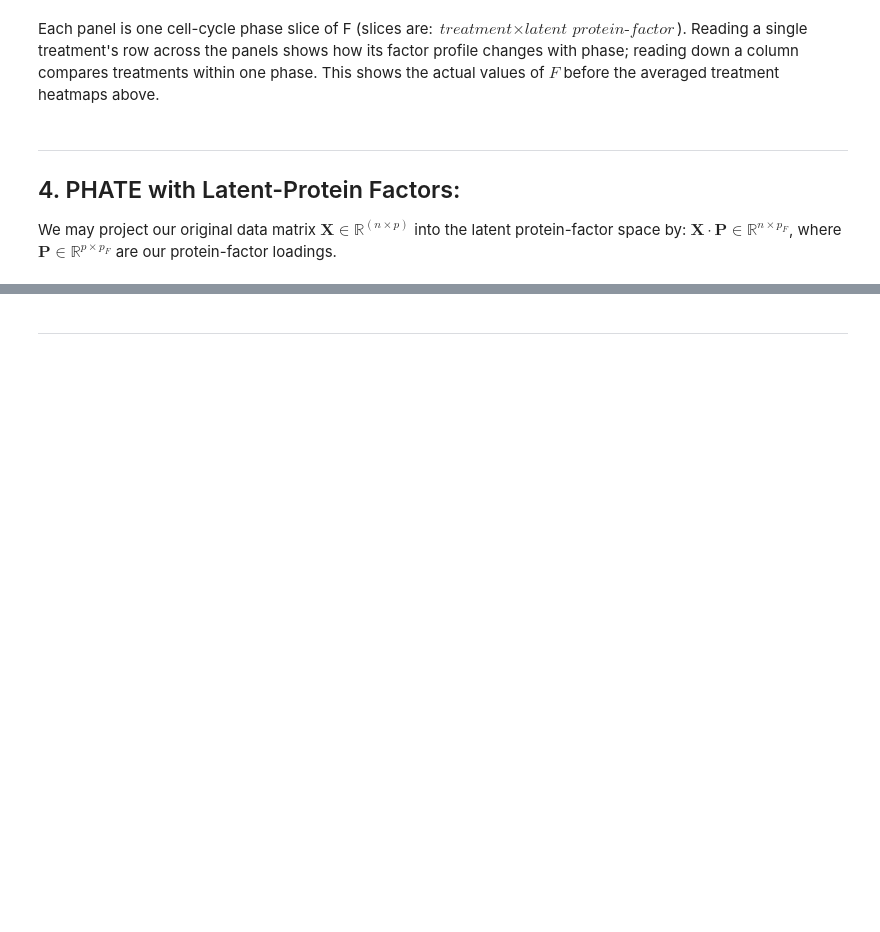
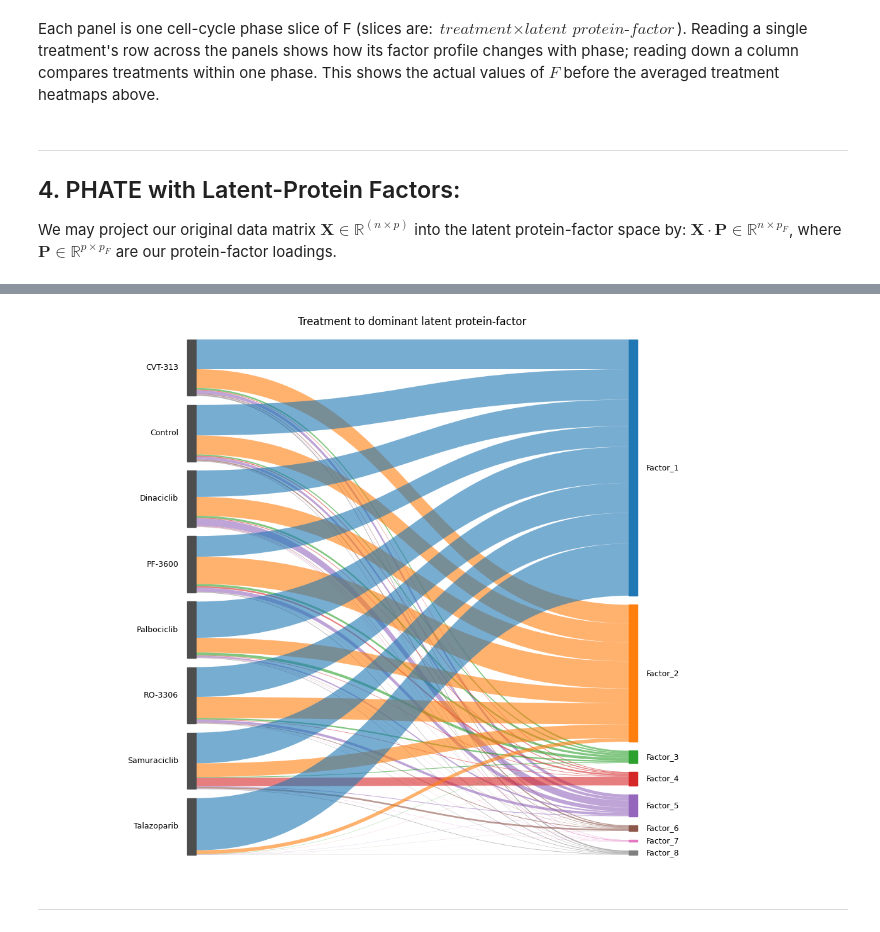
Before and after one commit to kaiwycik/tensors_and_cell_cycles, a Jupyter notebook: code/playground/playground_3.ipynb, the cells around one changed output, grey strips where cells are left out. Drawn from its saved outputs; the diff is of its cells as text; code cells hidden in the pictures; blank space fills up the shorter version.

```diff
--- a/code/playground/playground_3.ipynb
+++ b/code/playground/playground_3.ipynb
@@ -584,2 +664,85 @@ We use the "original" PHATE embedding restricted to one treatment's cells, color
+# %%
+from matplotlib.path import Path
+import matplotlib.patches as patches
+
+
+def _ribbon(ax, x0, x1, y0l, y1l, y0r, y1r, color):
+    xm = (x0 + x1) / 2
+    verts = [
+        (x0, y0l),
+        (xm, y0l), (xm, y0r), (x1, y0r),
+        (x1, y1r),
+        (xm, y1r), (xm, y1l), (x0, y1l),
+        (x0, y0l),
+    ]
+
+    codes = [
+        Path.MOVETO, Path.CURVE4, Path.CURVE4, Path.CURVE4,
+        Path.LINETO, Path.CURVE4, Path.CURVE4, Path.CURVE4, Path.CLOSEPOLY
+    ]
+
+    ax.add_patch(patches.PathPatch(Path(verts, codes), facecolor=color, edgecolor="none", alpha=0.6))
+
+
+counts = np.array([
+    [np.sum(per_treatment[t]["dominant"] == f) for f in factor_names]
+    for t in treatments
+], dtype=float)  # (T, F)
+
+left_tot, right_tot = counts.sum(1), counts.sum(0)
+gap = 0.02 * counts.sum()
+
+def stack(sizes):
+    tops, yv = [], 0.0
+
+    for s in sizes:
+        tops.append(yv)
+        yv += s + gap
+
+    return tops, yv - gap
+
+lt, span_l = stack(left_tot)
+rt, span_r = stack(right_tot)
+span = max(span_l, span_r)
+
+lt = [v + (span - span_l) / 2 for v in lt]
+rt = [v + (span - span_r) / 2 for v in rt]
+
+x0, x1 = 0.0, 1.0
+l_off, r_off = list(lt), list(rt)
+_, ax = plt.subplots(figsize=(12, 9))
+
+for i in range(len(treatments)):
+    for j in range(len(factor_names)):
+        w = counts[i, j]
+
+        if w <= 0:
+            continue
+
+        _ribbon(
+            ax, x0, x1, l_off[i], l_off[i] + w, r_off[j], r_off[j] + w,
+            palette[factor_names[j]]
+        )
+
+        l_off[i] += w
+        r_off[j] += w
+
+for i, t in enumerate(treatments):
+    ax.add_patch(patches.Rectangle((x0 - 0.02, lt[i]), 0.02, left_tot[i], color="0.3"))
+    ax.text(x0 - 0.04, lt[i] + left_tot[i] / 2, t, ha="right", va="center", fontsize=9)
+
+for j, f in enumerate(factor_names):
+    ax.add_patch(patches.Rectangle((x1, rt[j]), 0.02, right_tot[j], color=palette[f]))
+    ax.text(x1 + 0.04, rt[j] + right_tot[j] / 2, f, ha="left", va="center", fontsize=9)
+
+ax.set_xlim(-0.35, 1.35)
+ax.set_ylim(span + gap, -gap)  # invert so the first node sits at the top
+ax.axis("off")
+
+ax.set_title("Treatment to dominant latent protein-factor")
+plt.tight_layout()
+plt.show()
+# %% [output]
+[figure, added]
 # %% [markdown]
 ---
```
Also changed, not shown: parts of 11 cells of this notebook.
